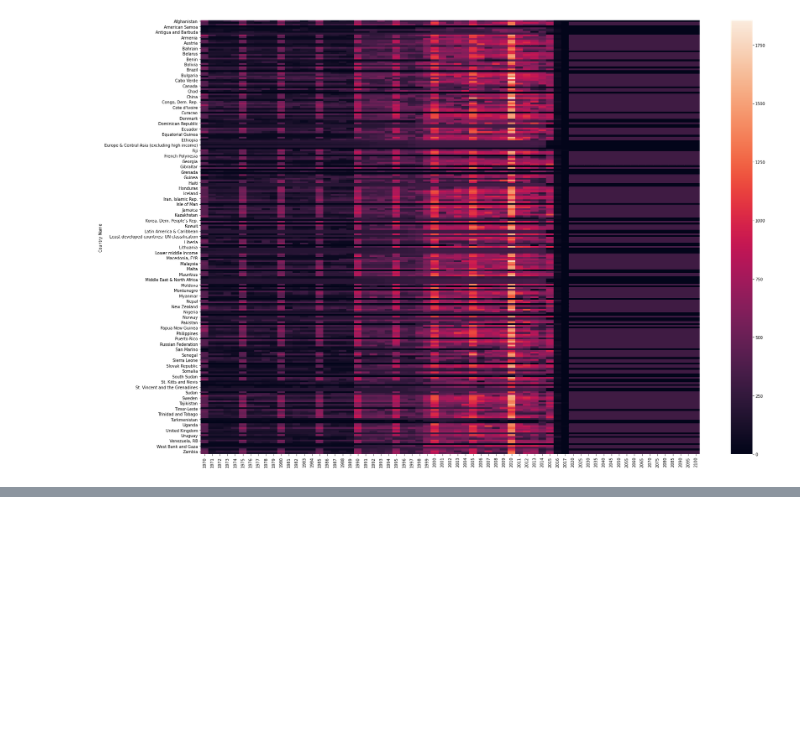
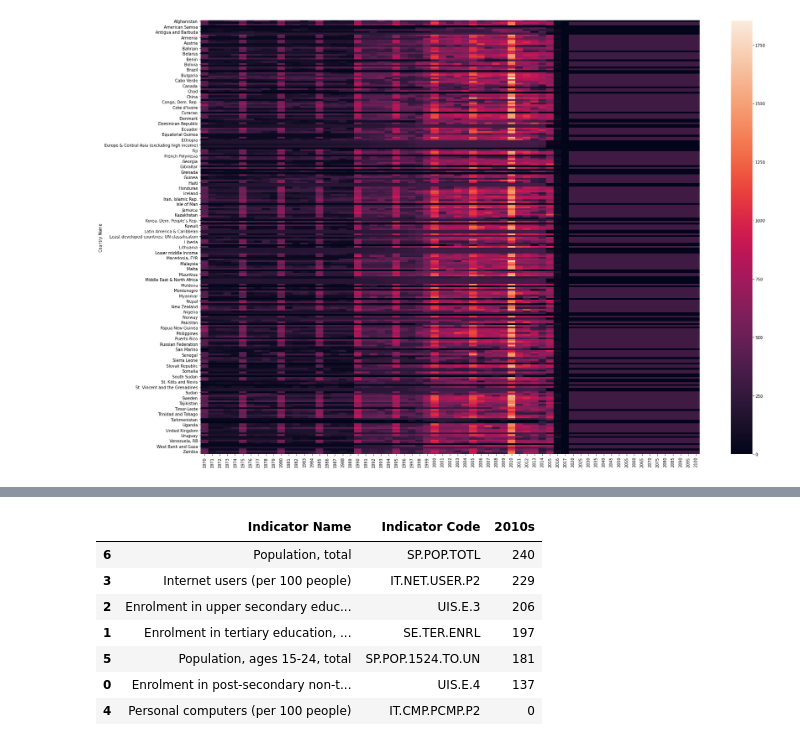
Before and after one commit to hadeyema/playground-6psrqy2u, a Jupyter notebook: projet2.ipynb, the cells around one changed output, grey strips where cells are left out. Saved outputs shown, nothing was run; the diff lists cells and outputs as text; code cells hidden in the pictures; blank space fills up the shorter version.

```diff
--- a/projet2.ipynb
+++ b/projet2.ipynb
@@ -634,0 +816,20 @@ heat_map = sns.heatmap(nb_ind_cnt)
+# %%
+indicateurs = ['UIS.E.4',
+              'UIS.E.3',
+              'SE.TER.ENRL',
+              'UIS.X.USCONST.3.FSGOV',
+              'SP.POP.TOTL',
+              'SP.POP.1524.TO.UN',
+              'IT.NET.USER.P2',
+              'IT.CMP.PCMP.P2']
+# %%
+dta1[dta1['Indicator Code'].isin(indicateurs)][['Indicator Name', 'Indicator Code', '2010s']].groupby(['Indicator Name', 'Indicator Code']).count().reset_index().sort_values(by='2010s',ascending=False)
+# %% [output]
+|  | Indicator Name | Indicator Code | 2010s |
+| 6 | Population, total | SP.POP.TOTL | 240 |
+| 3 | Internet users (per 100 people) | IT.NET.USER.P2 | 229 |
+| 2 | Enrolment in upper secondary educ... | UIS.E.3 | 206 |
+| 1 | Enrolment in tertiary education, ... | SE.TER.ENRL | 197 |
+| 5 | Population, ages 15-24, total | SP.POP.1524.TO.UN | 181 |
+| 0 | Enrolment in post-secondary non-t... | UIS.E.4 | 137 |
+| 4 | Personal computers (per 100 people) | IT.CMP.PCMP.P2 | 0 |
```
Also changed, not shown: parts of 10 cells of this notebook.
